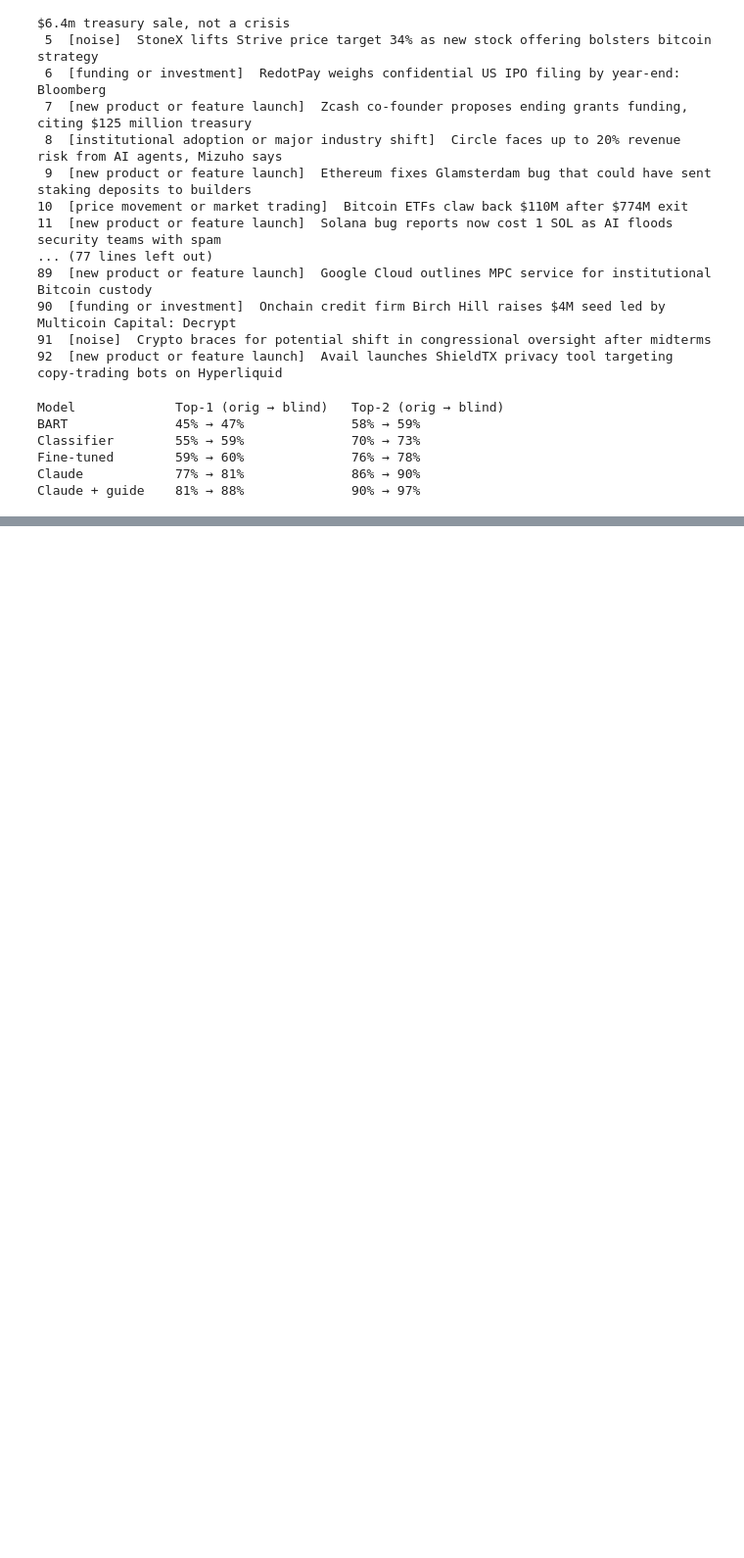
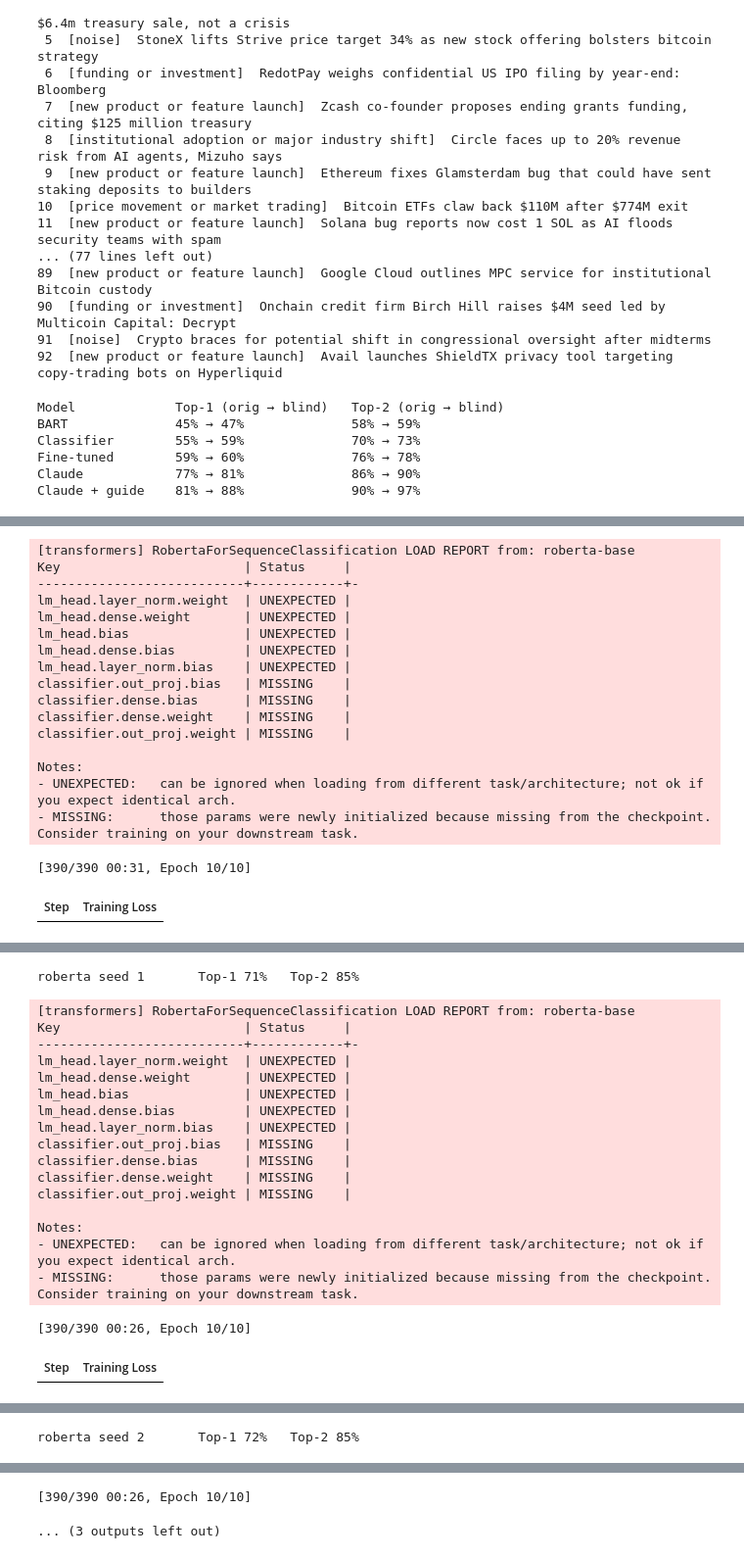
Before and after one commit to andresmqz/crypto-news-classifier, a Jupyter notebook: crypto_experiments.ipynb, the cells around one changed output, grey strips where cells are left out. Shown at 98% size. Cells and saved outputs as stored; diff of their text form; code cells hidden in the pictures; blank space fills up the shorter version.

```diff
--- a/crypto_experiments.ipynb
+++ b/crypto_experiments.ipynb
@@ -992,0 +1421,43 @@ Claude + guide    81% → 88%              90% → 97%
+# %%
+base = "roberta-base"
+tok = AutoTokenizer.from_pretrained(base)
+
+def to_ds(df):
+    ds = Dataset.from_dict({"text": df.headline.tolist(),
+                            "label": [label2id[l] for l in df.label]})
+    return ds.map(lambda b: tok(b["text"], truncation=True, max_length=64), batched=True)
+
+for s in [1, 2, 3]:
+    m = AutoModelForSequenceClassification.from_pretrained(
+        base, num_labels=len(names), id2label=id2label, label2id=label2id)
+    args = TrainingArguments(
+        output_dir="/content/ft-seed", num_train_epochs=10, learning_rate=2e-5,
+        per_device_train_batch_size=16, weight_decay=0.01, warmup_steps=39,
+        fp16=True, logging_strategy="no", save_strategy="no", report_to="none", seed=s)
+    t = Trainer(model=m, args=args, train_dataset=to_ds(train_r2),
+                data_collator=DataCollatorWithPadding(tok))
+    t.train()
+    ranked = t.predict(to_ds(test_r2)).predictions.argsort(axis=1)[:, ::-1]
+    p = test_r2[["headline", "label"]].copy()
+    p["first"] = [id2label[i] for i in ranked[:, 0]]
+    p["second"] = [id2label[i] for i in ranked[:, 1]]
+    score(p, f"roberta seed {s}")
+# %% [output]
+[transformers] RobertaForSequenceClassification LOAD REPORT from: roberta-base
+Key                        | Status     |
+---------------------------+------------+-
+lm_head.layer_norm.weight  | UNEXPECTED |
+lm_head.dense.weight       | UNEXPECTED |
+lm_head.bias               | UNEXPECTED |
+lm_head.dense.bias         | UNEXPECTED |
+lm_head.layer_norm.bias    | UNEXPECTED |
+classifier.out_proj.bias   | MISSING    |
+classifier.dense.bias      | MISSING    |
+classifier.dense.weight    | MISSING    |
+classifier.out_proj.weight | MISSING    |
+
+Notes:
+- UNEXPECTED:   can be ignored when loading from different task/architecture; not ok if you expect identical arch.
+- MISSING:      those params were newly initialized because missing from the checkpoint. Consider training on your downstream task.
+[390/390 00:31, Epoch 10/10]
+| Step | Training Loss |
@@ -992,0 +1465,19 @@ Claude + guide    81% → 88%              90% → 97%
+roberta seed 1       Top-1 71%   Top-2 85%
+[transformers] RobertaForSequenceClassification LOAD REPORT from: roberta-base
+Key                        | Status     |
+---------------------------+------------+-
+lm_head.layer_norm.weight  | UNEXPECTED |
+lm_head.dense.weight       | UNEXPECTED |
+lm_head.bias               | UNEXPECTED |
+lm_head.dense.bias         | UNEXPECTED |
+lm_head.layer_norm.bias    | UNEXPECTED |
+classifier.out_proj.bias   | MISSING    |
+classifier.dense.bias      | MISSING    |
+classifier.dense.weight    | MISSING    |
+classifier.out_proj.weight | MISSING    |
+
+Notes:
+- UNEXPECTED:   can be ignored when loading from different task/architecture; not ok if you expect identical arch.
+- MISSING:      those params were newly initialized because missing from the checkpoint. Consider training on your downstream task.
+[390/390 00:26, Epoch 10/10]
+| Step | Training Loss |
@@ -992,0 +1485 @@ Claude + guide    81% → 88%              90% → 97%
+roberta seed 2       Top-1 72%   Top-2 85%
@@ -992,0 +1502,2 @@ Claude + guide    81% → 88%              90% → 97%
+[390/390 00:26, Epoch 10/10]
+... (3 outputs left out)
```
Also changed, not shown: parts of 17 cells of this notebook.
